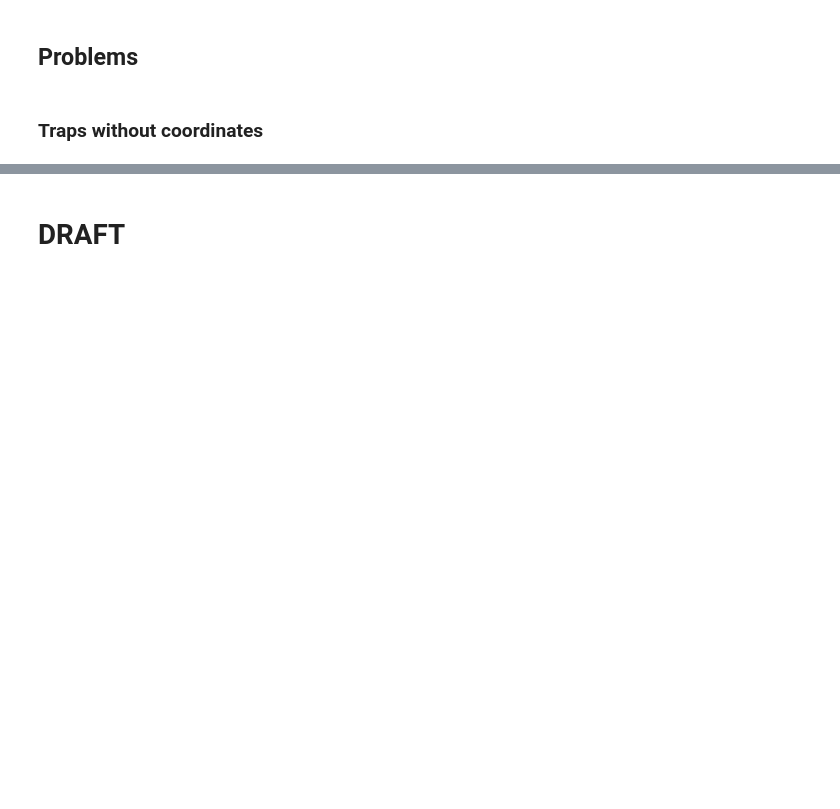
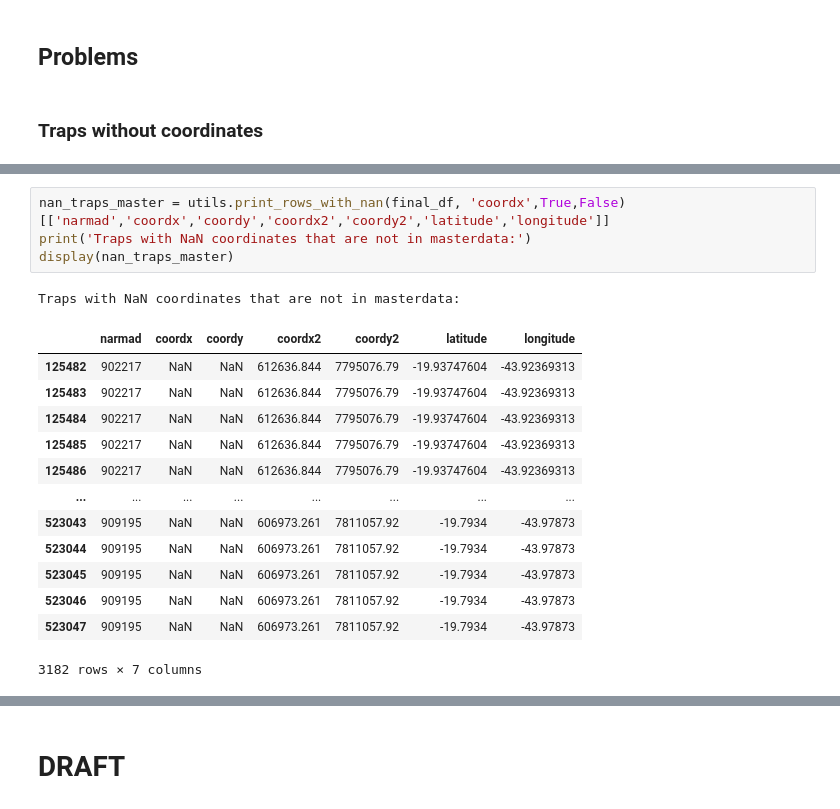
Before and after one commit to pedrobahia7/tcc_ovitraps, a Jupyter notebook: treated_df_initial_exploration.ipynb, the cells around one changed output, grey strips where cells are left out. Drawn from its saved outputs; the diff is of its cells as text; blank space fills up the shorter version.

```diff
--- a/treated_df_initial_exploration.ipynb
+++ b/treated_df_initial_exploration.ipynb
@@ -303,0 +325,19 @@ Index: []
+# %%
+nan_traps_master = utils.print_rows_with_nan(final_df, 'coordx',True,False)[['narmad','coordx','coordy','coordx2','coordy2','latitude','longitude']]
+print('Traps with NaN coordinates that are not in masterdata:')
+display(nan_traps_master)
+# %% [output]
+Traps with NaN coordinates that are not in masterdata:
+|  | narmad | coordx | coordy | coordx2 | coordy2 | latitude | longitude |
+| 125482 | 902217 | NaN | NaN | 612636.844 | 7795076.79 | -19.93747604 | -43.92369313 |
+| 125483 | 902217 | NaN | NaN | 612636.844 | 7795076.79 | -19.93747604 | -43.92369313 |
+| 125484 | 902217 | NaN | NaN | 612636.844 | 7795076.79 | -19.93747604 | -43.92369313 |
+| 125485 | 902217 | NaN | NaN | 612636.844 | 7795076.79 | -19.93747604 | -43.92369313 |
+| 125486 | 902217 | NaN | NaN | 612636.844 | 7795076.79 | -19.93747604 | -43.92369313 |
+| ... | ... | ... | ... | ... | ... | ... | ... |
+| 523043 | 909195 | NaN | NaN | 606973.261 | 7811057.92 | -19.7934 | -43.97873 |
+| 523044 | 909195 | NaN | NaN | 606973.261 | 7811057.92 | -19.7934 | -43.97873 |
+| 523045 | 909195 | NaN | NaN | 606973.261 | 7811057.92 | -19.7934 | -43.97873 |
+| 523046 | 909195 | NaN | NaN | 606973.261 | 7811057.92 | -19.7934 | -43.97873 |
+| 523047 | 909195 | NaN | NaN | 606973.261 | 7811057.92 | -19.7934 | -43.97873 |
+3182 rows × 7 columns
```
Also changed, not shown: parts of 10 cells of this notebook.
